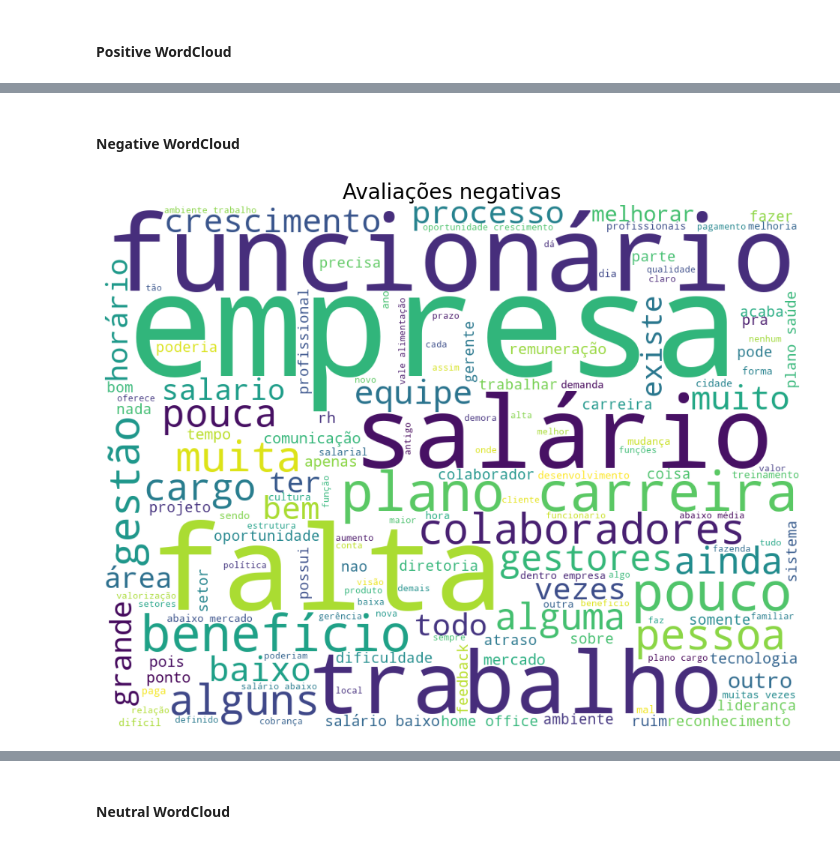
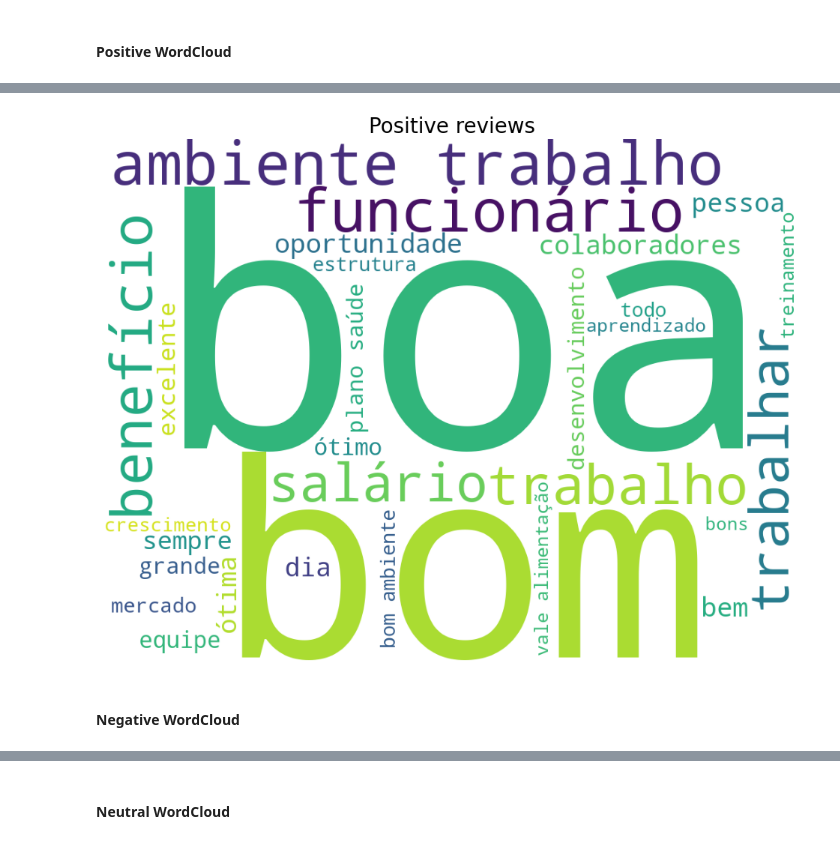
Before and after one commit to stevillis/glassdoor-reviews-analysis-nlp, a Jupyter notebook: report/report.ipynb, the cells around one changed output, grey strips where cells are left out. Drawn from its saved outputs; the diff is of its cells as text; code cells hidden in the pictures.

```diff
--- a/report/report.ipynb
+++ b/report/report.ipynb
@@ -184,9 +234,10 @@ print_wordcloud(corpus, title="Avaliações positivas")
+# %%
+nested_reviews = positive_reviews_df["review_text"].str.split().values.tolist()
+reviews_str = " ".join([" ".join(nested_review) for nested_review in nested_reviews])
+corpus = remove_special_characters(reviews_str).split()
+
+print_wordcloud(corpus, title="Positive reviews")
+# %% [output]
+[figure, added]
 # %% [markdown]
 #### Negative WordCloud
-# %%
-review_text = negative_reviews_df["review_text"].str.split().values.tolist()
-corpus = [word for i in review_text for word in i]
-
-print_wordcloud(corpus, title="Avaliações negativas")
-# %% [output]
-[figure, removed]
```
Also changed, not shown: parts of 45 cells of this notebook, 2 other files.
